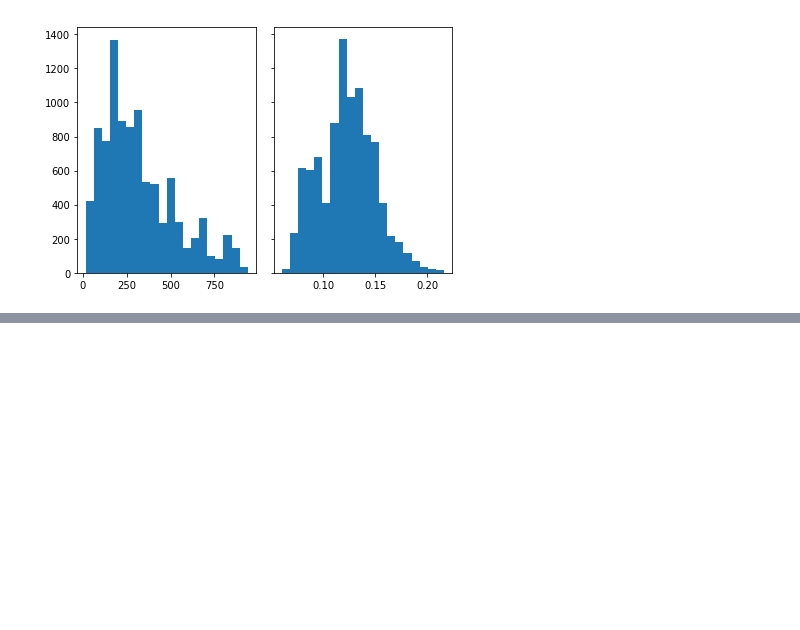
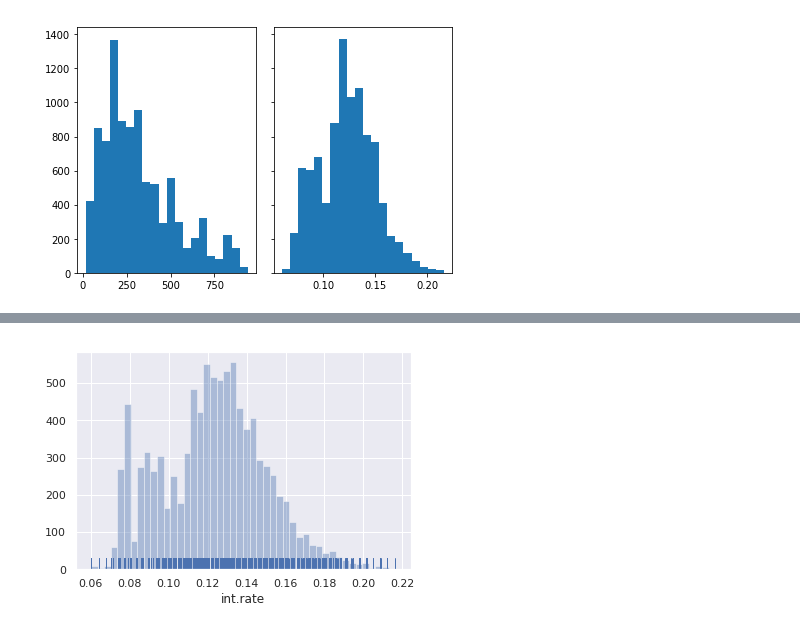
Before and after one commit to VinuthaGovindappa/PythonInColaboratory, a Jupyter notebook: Python_Day2_Training.ipynb, the cells around one changed output, grey strips where cells are left out. Cells and saved outputs as stored; diff of their text form; code cells hidden in the pictures; blank space fills up the shorter version.

```diff
--- a/Python_Day2_Training.ipynb
+++ b/Python_Day2_Training.ipynb
@@ -1322,0 +1337,4 @@ This figure includes Axes that are not compatible with tight_layout, so results
+# %%
+sns.distplot(x, kde=False, rug=True);
+# %% [output]
+[figure, added]
```
Also changed, not shown: parts of 29 cells of this notebook.
